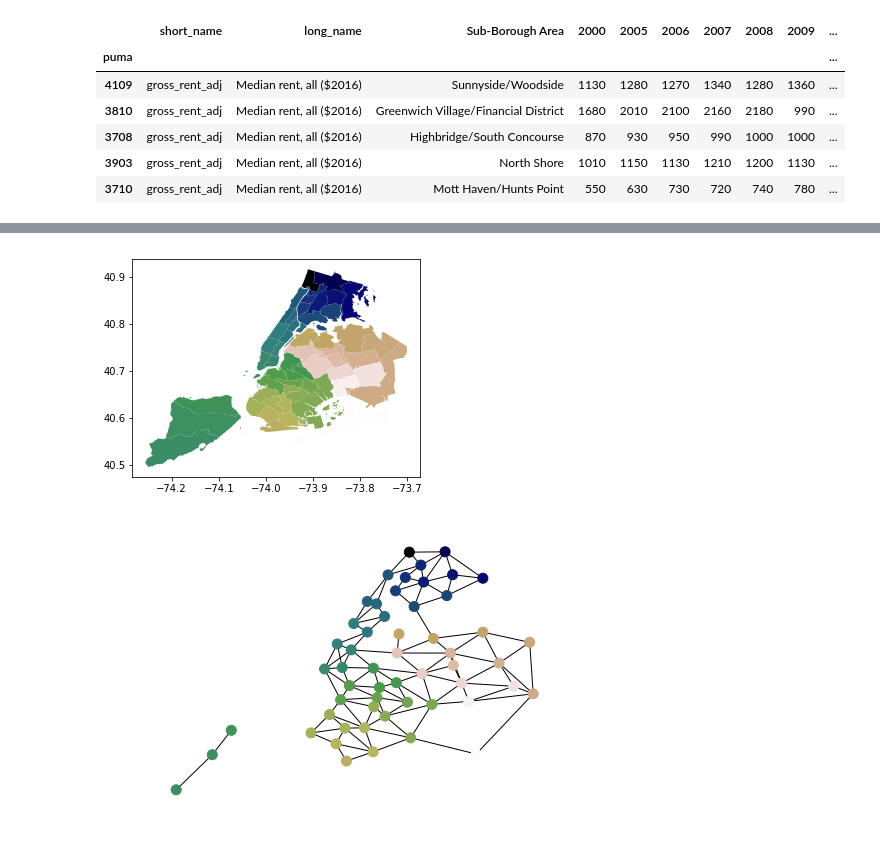
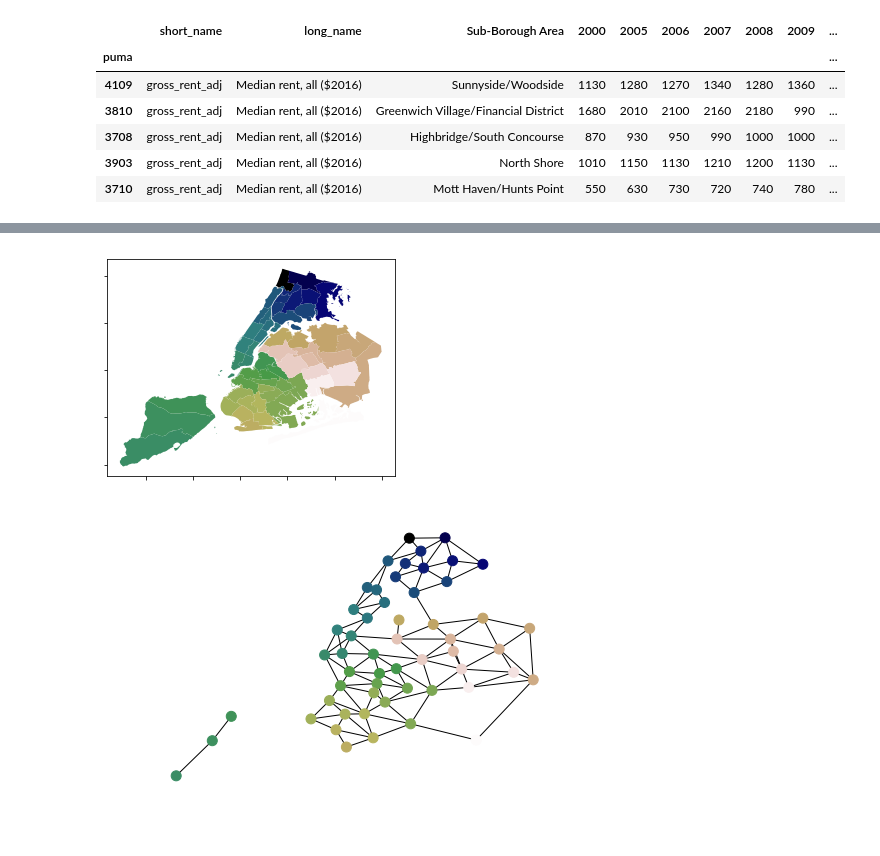
Before and after one commit to msgiles/am231final, a Jupyter notebook: notebooks/work.ipynb, the cells around one changed output, grey strips where cells are left out. Drawn from its saved outputs; the diff is of its cells as text; code cells hidden in the pictures.

```diff
--- a/notebooks/work.ipynb
+++ b/notebooks/work.ipynb
@@ -68,10 +70,11 @@ Name: Sub-Borough Area, dtype: object
 # %%
 sbas = gpd.read_file('../data/Public Use Microdata Areas (PUMA)/')
 sbas['puma'] = sbas['puma'].astype('int64')
-sbas.plot(cmap='gist_earth')
+ax = sbas.plot(cmap='gist_earth')
+ax.set(xticklabels=[],yticklabels=[])
 plt.show()
 # %% [output]
-[figure, old version]
+[figure, new version]
 # %%
 sbas = sbas.merge(puma_cd_name, on='puma')
 # %%
```
Also changed, not shown: parts of 5 cells of this notebook, 2 other files.
